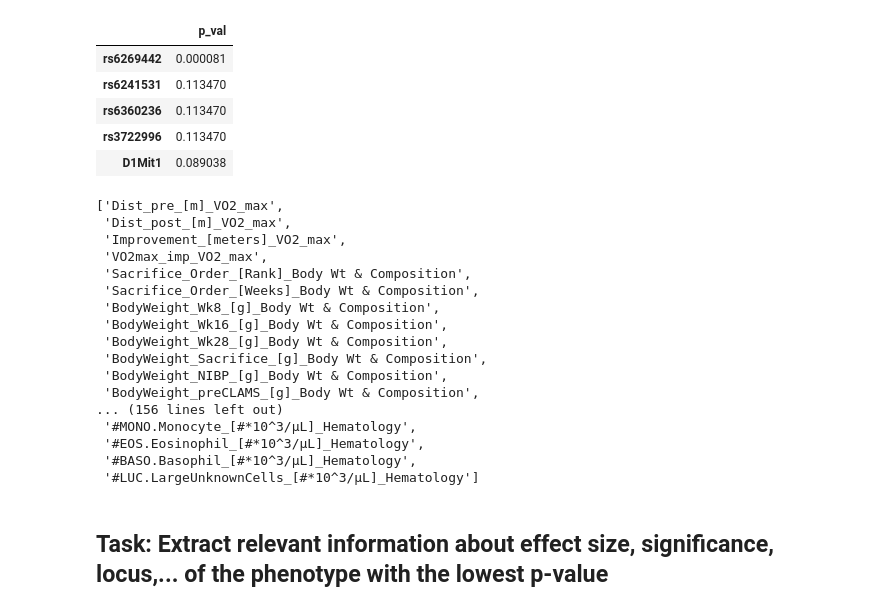
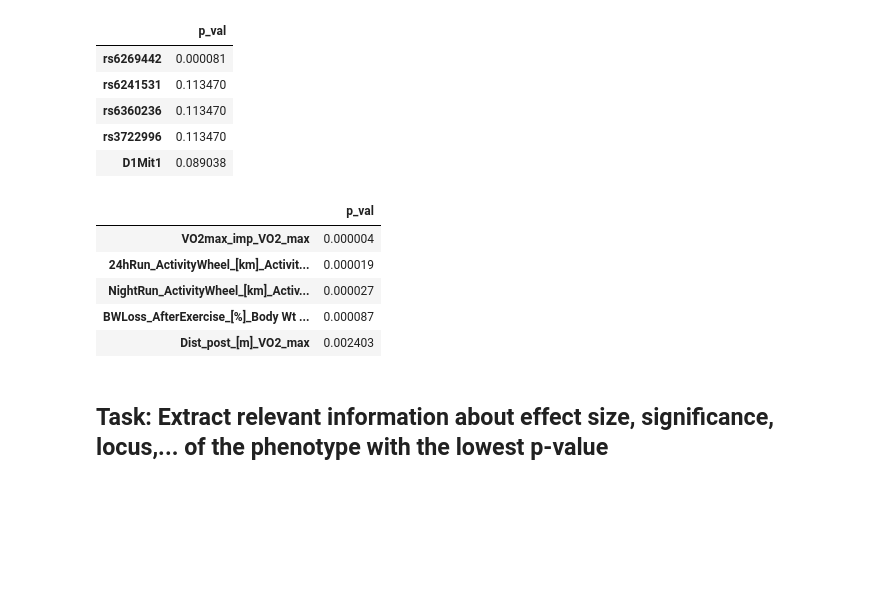
Before and after one commit to Osrip/Integrated_Bioinformatics, a Jupyter notebook: IntegratedBioinformatics/notebooks/Day4_GWAS_Quantitative.ipynb, the cells around one changed output. Cells and saved outputs as stored; diff of their text form; code cells hidden in the pictures; blank space fills up the shorter version.

```diff
--- a/IntegratedBioinformatics/notebooks/Day4_GWAS_Quantitative.ipynb
+++ b/IntegratedBioinformatics/notebooks/Day4_GWAS_Quantitative.ipynb
@@ -346,23 +346,3 @@ display(pear_test.head())
 | rs6360236 | 0.113470 |
 | rs3722996 | 0.113470 |
 | D1Mit1 | 0.089038 |
-# %%
-all_phen.columns.tolist()
-# %% [output]
-['Dist_pre_[m]_VO2_max',
- 'Dist_post_[m]_VO2_max',
- 'Improvement_[meters]_VO2_max',
- 'VO2max_imp_VO2_max',
- 'Sacrifice_Order_[Rank]_Body Wt & Composition',
- 'Sacrifice_Order_[Weeks]_Body Wt & Composition',
- 'BodyWeight_Wk8_[g]_Body Wt & Composition',
- 'BodyWeight_Wk16_[g]_Body Wt & Composition',
- 'BodyWeight_Wk28_[g]_Body Wt & Composition',
- 'BodyWeight_Sacrifice_[g]_Body Wt & Composition',
- 'BodyWeight_NIBP_[g]_Body Wt & Composition',
- 'BodyWeight_preCLAMS_[g]_Body Wt & Composition',
-... (156 lines left out)
- '#MONO.Monocyte_[#*10^3/µL]_Hematology',
- '#EOS.Eosinophil_[#*10^3/µL]_Hematology',
- '#BASO.Basophil_[#*10^3/µL]_Hematology',
- '#LUC.LargeUnknownCells_[#*10^3/µL]_Hematology']
@@ -369,3 +360,15 @@ all_phen.columns.tolist()
+# %%
+p_val_res
+p_val_sort = p_val_res.sort_values(by = 'p_val')
+# %%
+p_val_sort.head()
+# %% [output]
+|  | p_val |
+| VO2max_imp_VO2_max | 0.000004 |
+| 24hRun_ActivityWheel_[km]_Activit... | 0.000019 |
+| NightRun_ActivityWheel_[km]_Activ... | 0.000027 |
+| BWLoss_AfterExercise_[%]_Body Wt ... | 0.000087 |
+| Dist_post_[m]_VO2_max | 0.002403 |
 # %% [markdown]
 ## Task: Extract relevant information about effect size, significance, locus,... of the phenotype with the lowest p-value
 # %%
```
Also changed, not shown: parts of 7 cells of this notebook.
